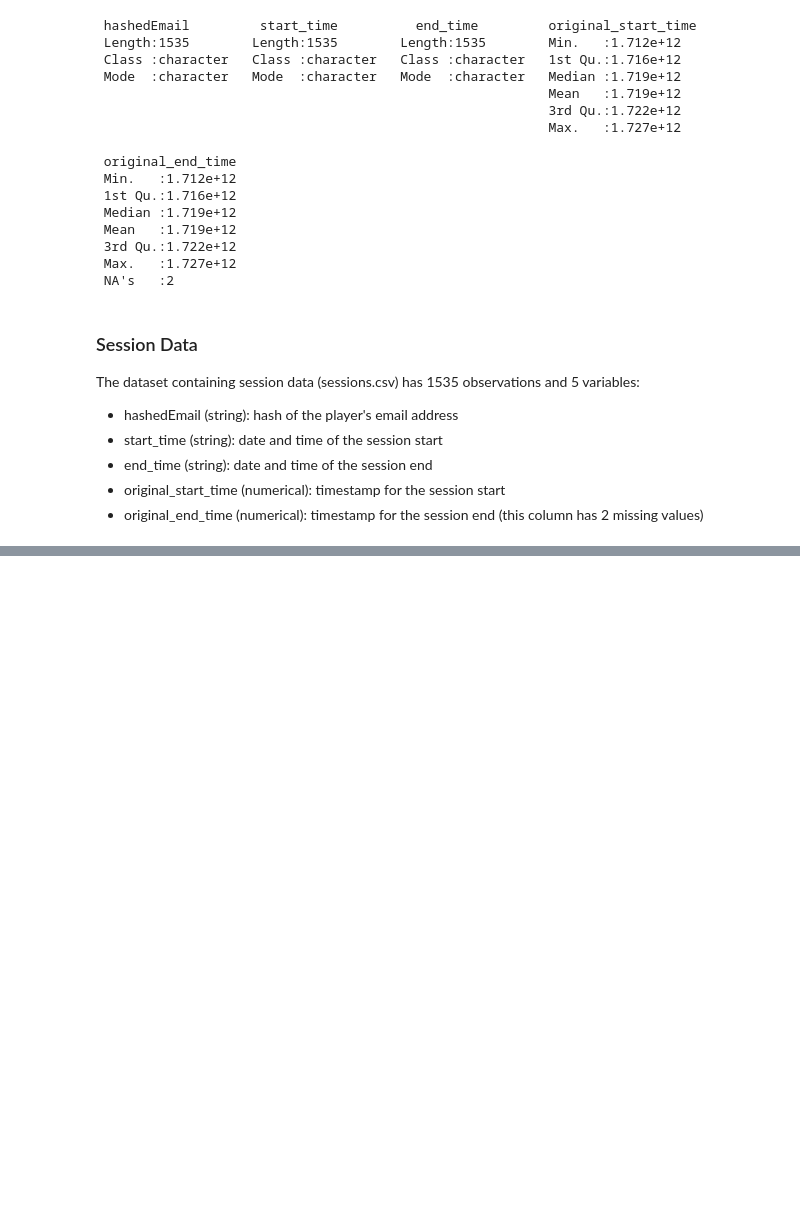
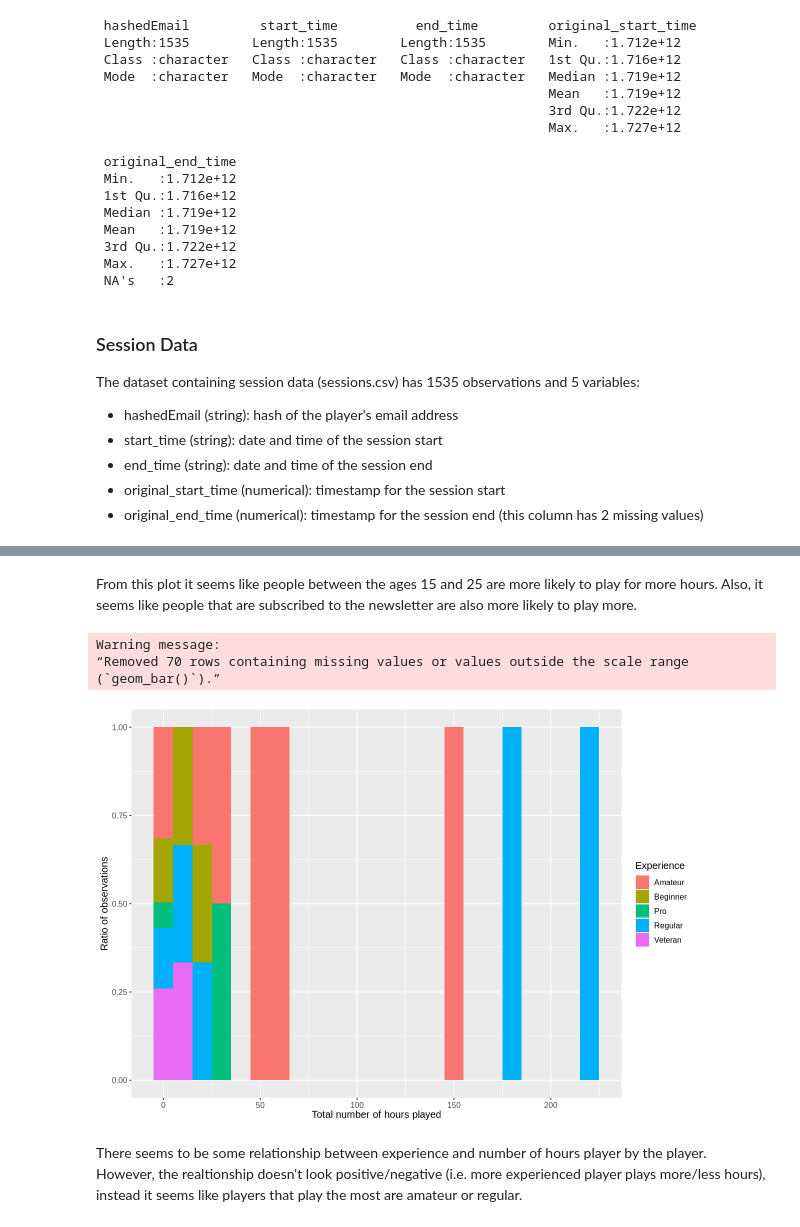
Before and after one commit to Chuck-Moore/planning-dsci100, a Jupyter notebook: planning.ipynb, the cells around one changed output, grey strips where cells are left out. Saved outputs shown, nothing was run; the diff lists cells and outputs as text; code cells hidden in the pictures; blank space fills up the shorter version.

```diff
--- a/planning.ipynb
+++ b/planning.ipynb
@@ -174,0 +196,15 @@ To use the regression models (e.g. linear regression), I'll need to transform:
+# %% [markdown]
+From this plot it seems like people between the ages 15 and 25 are more likely to play for more hours. Also, it seems like people that are subscribed to the newsletter are also more likely to play more.
+# %%
+player_data |>
+    ggplot(aes(x=played_hours, fill=experience)) +
+    geom_histogram(position = "fill", binwidth = 10) +
+    labs(x = "Total number of hours played", y ="Ratio of observations", fill = "Experience") +
+    theme(text = element_text(size = 12))
+# %% [output]
+Warning message:
+“Removed 70 rows containing missing values or values outside the scale range
+(`geom_bar()`).”
+[figure, added]
+# %% [markdown]
+There seems to be some relationship between experience and number of hours player by the player. However, the realtionship doesn't look positive/negative (i.e. more experienced player plays more/less hours), instead it seems like players that play the most are amateur or regular.
```
Also changed, not shown: parts of 3 cells of this notebook.
